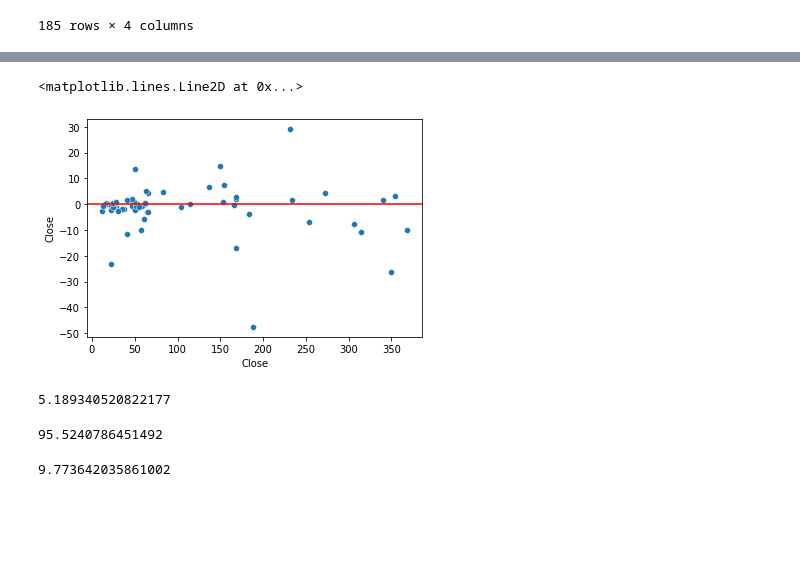
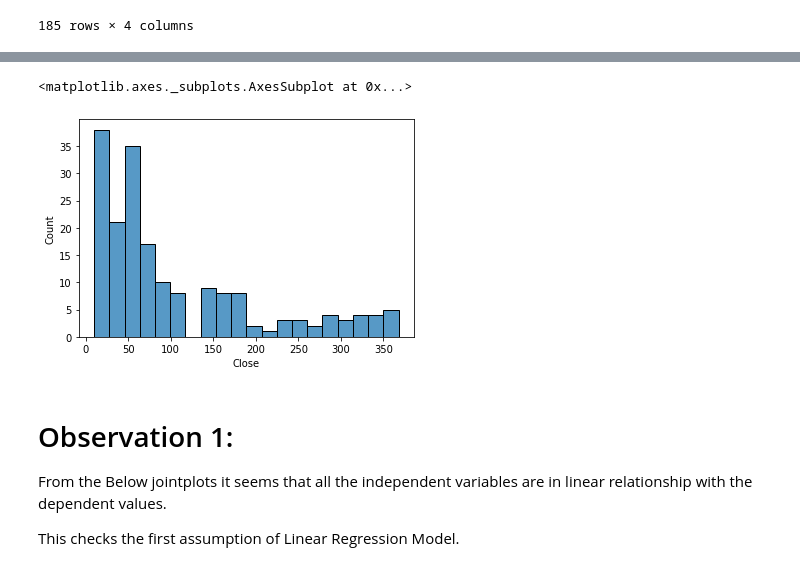
Before and after one commit to manisha-dhanuka/Linear-Regression, a Jupyter notebook: yes_bank_project.ipynb, the cells around one changed output, grey strips where cells are left out. Drawn from its saved outputs; the diff is of its cells as text; code cells hidden in the pictures; blank space fills up the shorter version.

```diff
--- a/yes_bank_project.ipynb
+++ b/yes_bank_project.ipynb
@@ -13,2 +16,3 @@ from sklearn.metrics import mean_absolute_error, mean_squared_error
 # %%
-stock_price = pd.read_csv("/content/drive/MyDrive/Copy of data_YesBank_StockPrices.csv")
+#Loading the data file
+stock_price = pd.read_csv("/content/drive/MyDrive/Copy of data_YesBank_StockPrices.csv",date_parser = 'Date')
@@ -36,8 +41,9 @@ Data columns (total 5 columns):
  4   Close   185 non-null    float64
 dtypes: float64(4), object(1)
 memory usage: 7.4+ KB
-# %%
-stock_price.set_index('Date',inplace=True)
+# %%
+#Changing index to Date
+stock_price = stock_price.set_index('Date')
 # %%
 stock_price
 # %% [output]
@@ -117,19 +64,11 @@ sns.histplot(test_residuals ,kde = True)
-# %%
-sns.scatterplot(x= y_test, y= test_residuals )
-plt.axhline(y=0, color = 'red')
-# %% [output]
-<matplotlib.lines.Line2D at 0x...>
-[figure, removed]
-# %%
-mean_absolute_error( y_test, predicted_close)
-# %% [output]
-5.189340520822177
-# %%
-mean_squared_error( y_test, predicted_close)
-# %% [output]
-95.5240786451492
-# %%
-# Root mean squared error:
-np.sqrt(mean_squared_error( y_test, predicted_close))
-# %% [output]
-9.773642035861002
+# %%
+#Plotting Close to see the distribution of close
+sns.histplot(data = stock_price, x= 'Close',bins = 20)
+# %% [output]
+<matplotlib.axes._subplots.AxesSubplot at 0x...>
+[figure, added]
+# %% [markdown]
+# Observation 1:
+From the Below jointplots it seems that all the independent variables are in linear relationship with the dependent values.
+
+This checks the first assumption of Linear Regression Model.
```
Also changed, not shown: parts of 47 cells of this notebook.
